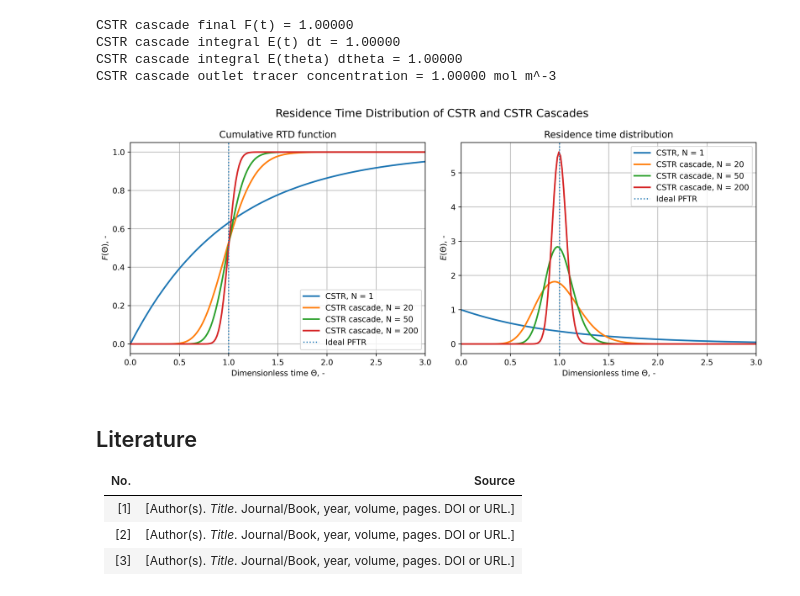
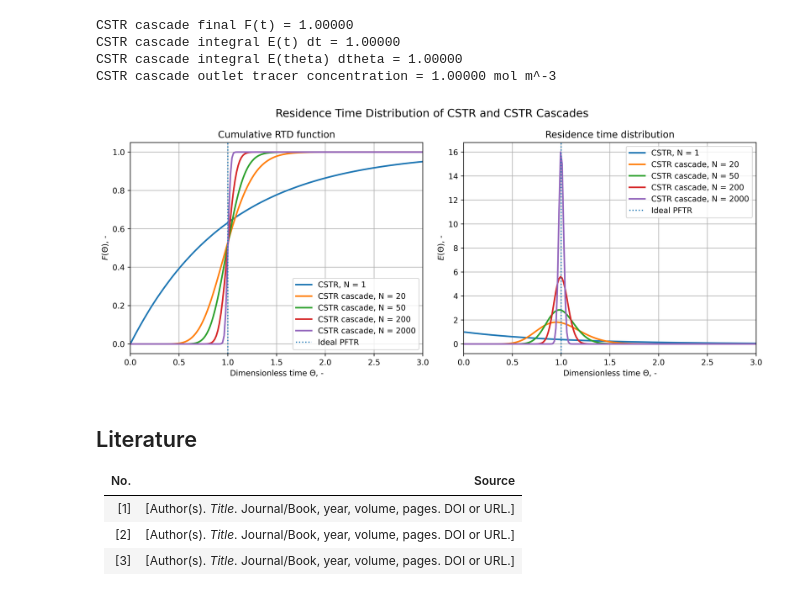
Before and after one commit to JulianStierstorfer/CRE3-Assignment-4, a Jupyter notebook: Assignment 4 Group 6.ipynb, the cells around one changed output. Saved outputs shown, nothing was run; the diff lists cells and outputs as text; code cells hidden in the pictures.

```diff
--- a/Assignment 4 Group 6.ipynb
+++ b/Assignment 4 Group 6.ipynb
@@ -1538,7 +1538,7 @@ CSTR cascade outlet tracer concentration = 1.00000 mol m^-3
 # %%
 # Plot RTD functions for one CSTR and CSTR cascades with different N
 
-N_cascade_values = [20, 50, 200]                 # number of tanks in cascade, -
+N_cascade_values = [20, 50, 200, 2000]                 # number of tanks in cascade, -
 cascade_rtd_results = {}
 
 for N_i in N_cascade_values:
@@ -1600,34 +1600,34 @@ axes[0].set_ylabel(r"$F(\Theta)$, -")
 axes[0].set_title("Cumulative RTD function")
 axes[0].set_xlim(0.0, 3.0)
 axes[0].set_ylim(-0.05, 1.05)
 axes[0].grid(True)
 axes[0].legend()
 
 
 # E-functions
 axes[1].plot(theta_cstr, E_theta_cstr, linewidth=2, label="CSTR, N = 1")
 
 for N_i in N_cascade_values:
     axes[1].plot(
         cascade_rtd_results[N_i]["theta"],
         cascade_rtd_results[N_i]["E_theta"],
         linewidth=2,
         label=f"CSTR cascade, N = {N_i}",
     )
 
 axes[1].axvline(1.0, linestyle=":", linewidth=1.5, label="Ideal PFTR")
 axes[1].set_xlabel(r"Dimensionless time $\Theta$, -")
 axes[1].set_ylabel(r"$E(\Theta)$, -")
 axes[1].set_title("Residence time distribution")
 axes[1].set_xlim(0.0, 3.0)
 axes[1].grid(True)
 axes[1].legend()
 
 fig.suptitle("Residence Time Distribution of CSTR and CSTR Cascades", fontsize=14)
 fig.tight_layout()
 plt.show()
 # %% [output]
-[figure, old version]
+[figure, new version]
 # %% [markdown]
 <!-- Markdown cell: Literature -->
 
```
